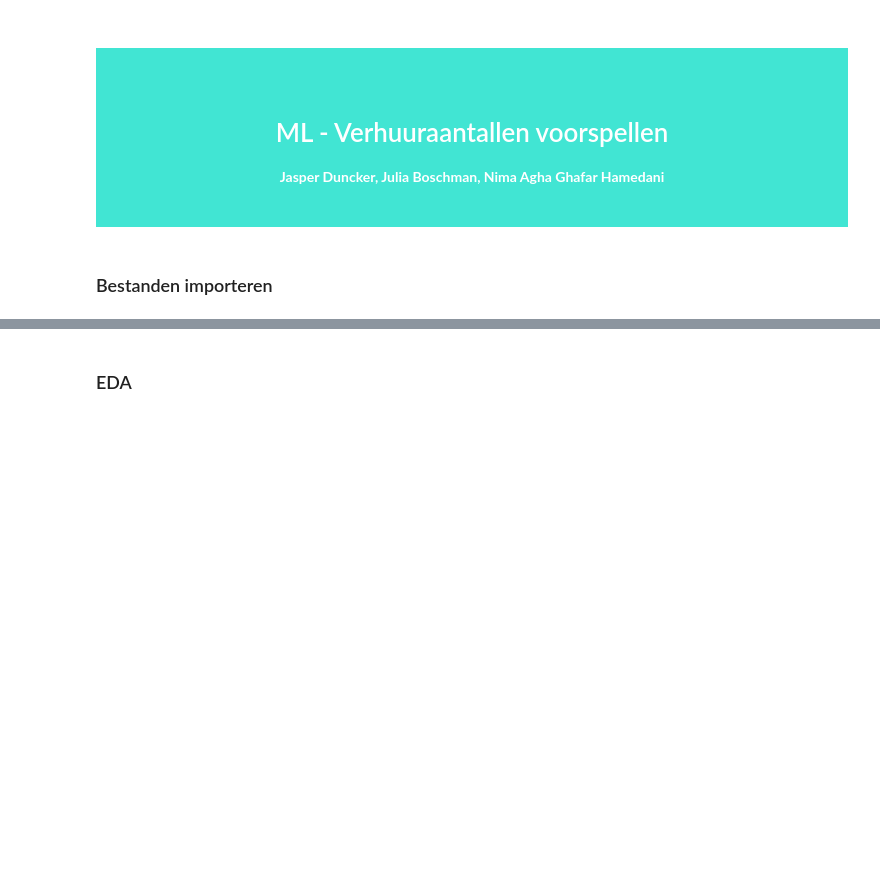
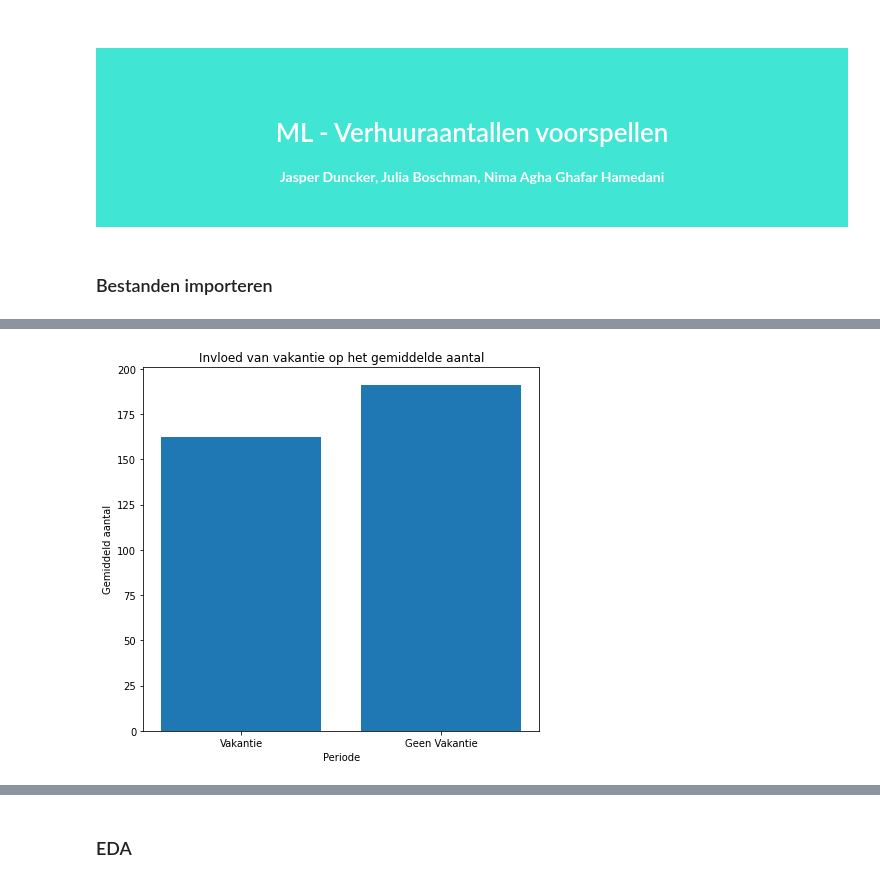
Before and after one commit to NimaGhafar/machine_learning_deurwaardes, a Jupyter notebook: Heethoofd_Portfolio.ipynb, the cells around one changed output, grey strips where cells are left out. Saved outputs shown, nothing was run; the diff lists cells and outputs as text; code cells hidden in the pictures; blank space fills up the shorter version.

Commit message:
Visualisaties en features toegevoegd

```diff
--- a/Heethoofd_Portfolio.ipynb
+++ b/Heethoofd_Portfolio.ipynb
@@ -48,0 +90,23 @@ train
+# %%
+import pandas as pd
+import matplotlib.pyplot as plt
+
+
+#Invloed van vakantie op het gemiddelde aantal
+holiday_data = train[train['holiday'] == 1]
+non_holiday_data = train[train['holiday'] == 0]
+holiday_avg = holiday_data['cnt'].mean()
+non_holiday_avg = non_holiday_data['cnt'].mean()
+
+plt.figure(figsize=(12, 6))
+plt.subplot(121)
+plt.bar(['Vakantie', 'Geen Vakantie'], [holiday_avg, non_holiday_avg])
+plt.xlabel('Periode')
+plt.ylabel('Gemiddeld aantal')
+plt.title('Invloed van vakantie op het gemiddelde aantal')
+
+
+plt.tight_layout()
+plt.show()
+# %% [output]
+[figure, added]
```
Also changed, not shown: parts of 4 cells of this notebook.
